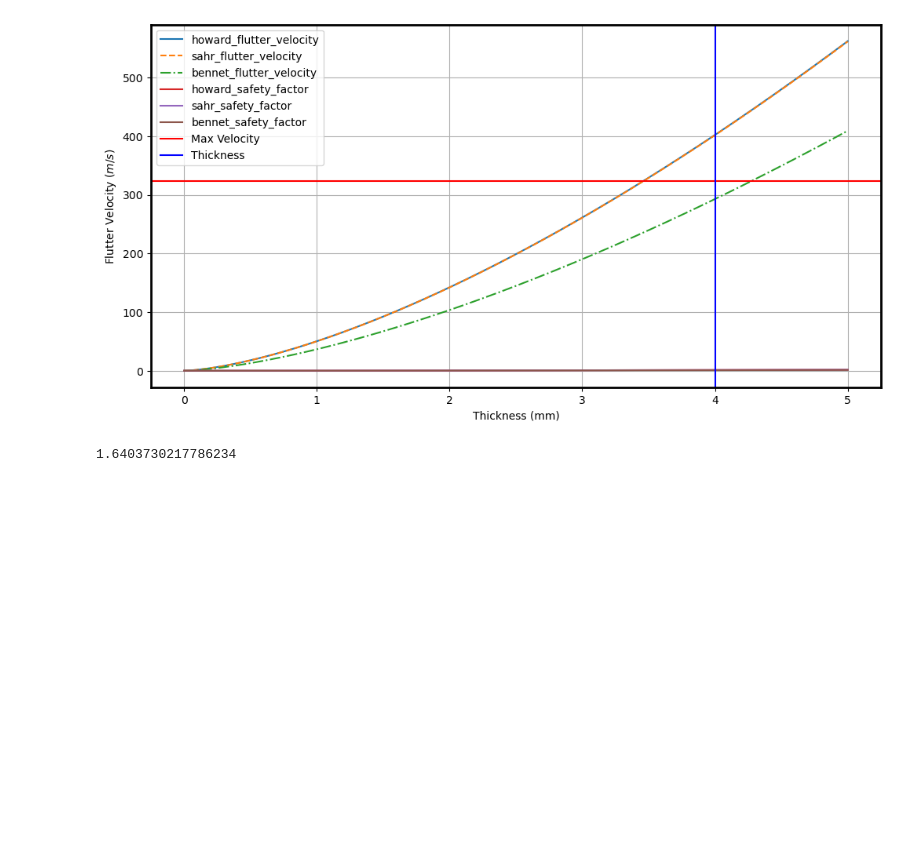
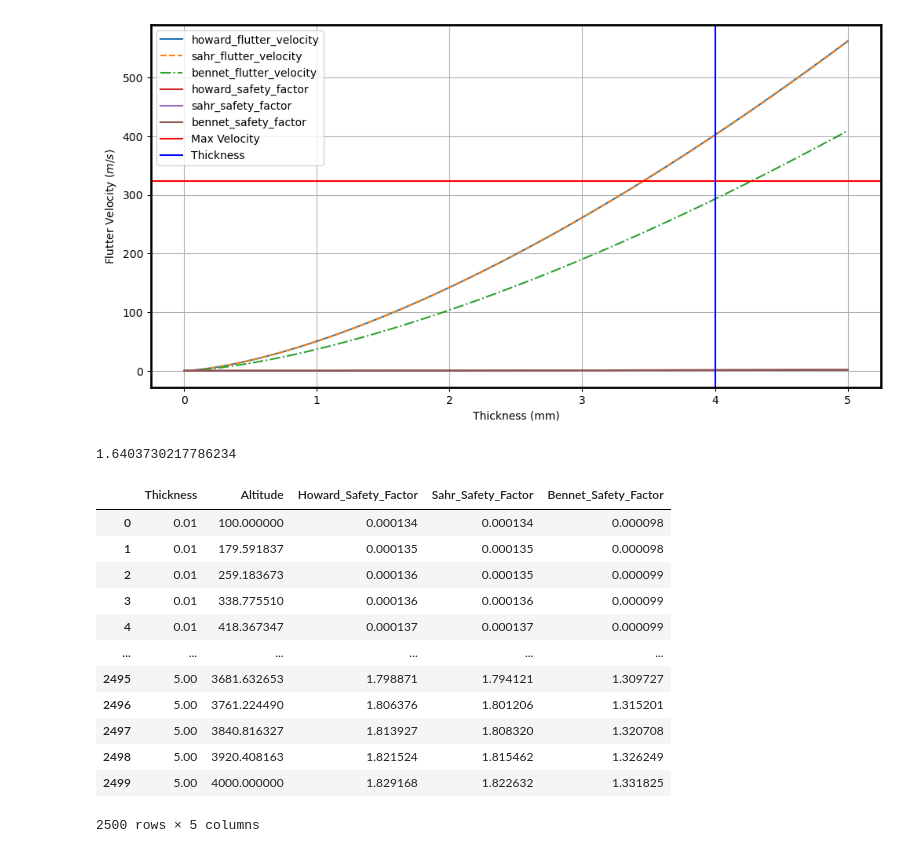
Before and after one commit to Iash5225/Python, a Jupyter notebook: notebooks/finflutter.ipynb, the cells around one changed output. Saved outputs shown, nothing was run; the diff lists cells and outputs as text; code cells hidden in the pictures; blank space fills up the shorter version.

```diff
--- a/notebooks/finflutter.ipynb
+++ b/notebooks/finflutter.ipynb
@@ -381,3 +344,40 @@ print(howard_flutter_grid[1,1])
+# %%
+import pandas as pd
+
+# Create a list to hold the data
+safety_factors_data = []
+
+# Loop over the grid and store the data
+for i, thickness in enumerate(thicknesses_array):
+    for j, altitude in enumerate(altitude_range):
+        # Append a dictionary for each combination of thickness and altitude
+        safety_factors_data.append({
+            'Thickness': thickness,
+            'Altitude': altitude,
+            'Howard_Safety_Factor': howard_safety_factors[i, j],
+            'Sahr_Safety_Factor': sahr_safety_factors[i, j],
+            'Bennet_Safety_Factor': bennet_safety_factors[i, j]
+        })
+
+# Convert the list of dictionaries to a pandas DataFrame
+safety_factors_df = pd.DataFrame(safety_factors_data)
+display(safety_factors_df)
+# Now safety_factors_df is a DataFrame where each row represents a unique combination of thickness and altitude
+# and the corresponding safety factors for each flutter velocity calculation.
+# %% [output]
+|  | Thickness | Altitude | Howard_Safety_Factor | Sahr_Safety_Factor | Bennet_Safety_Factor |
+| 0 | 0.01 | 100.000000 | 0.000134 | 0.000134 | 0.000098 |
+| 1 | 0.01 | 179.591837 | 0.000135 | 0.000135 | 0.000098 |
+| 2 | 0.01 | 259.183673 | 0.000136 | 0.000135 | 0.000099 |
+| 3 | 0.01 | 338.775510 | 0.000136 | 0.000136 | 0.000099 |
+| 4 | 0.01 | 418.367347 | 0.000137 | 0.000137 | 0.000099 |
+| ... | ... | ... | ... | ... | ... |
+| 2495 | 5.00 | 3681.632653 | 1.798871 | 1.794121 | 1.309727 |
+| 2496 | 5.00 | 3761.224490 | 1.806376 | 1.801206 | 1.315201 |
+| 2497 | 5.00 | 3840.816327 | 1.813927 | 1.808320 | 1.320708 |
+| 2498 | 5.00 | 3920.408163 | 1.821524 | 1.815462 | 1.326249 |
+| 2499 | 5.00 | 4000.000000 | 1.829168 | 1.822632 | 1.331825 |
+2500 rows × 5 columns
 # %%
 # Create a 2D interactive plot with Plotly
 fig = make_subplots(rows=1, cols=1)
```
Also changed, not shown: parts of 6 cells of this notebook.
